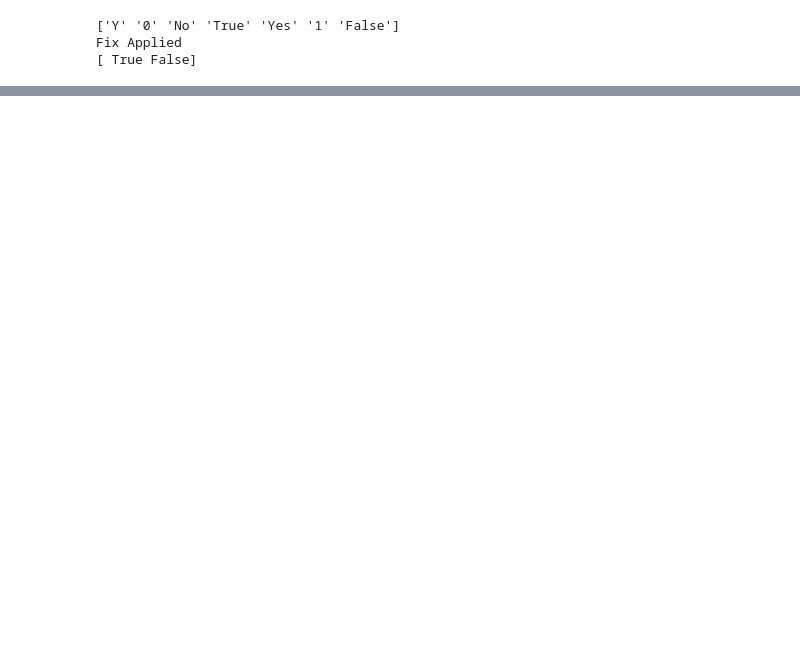
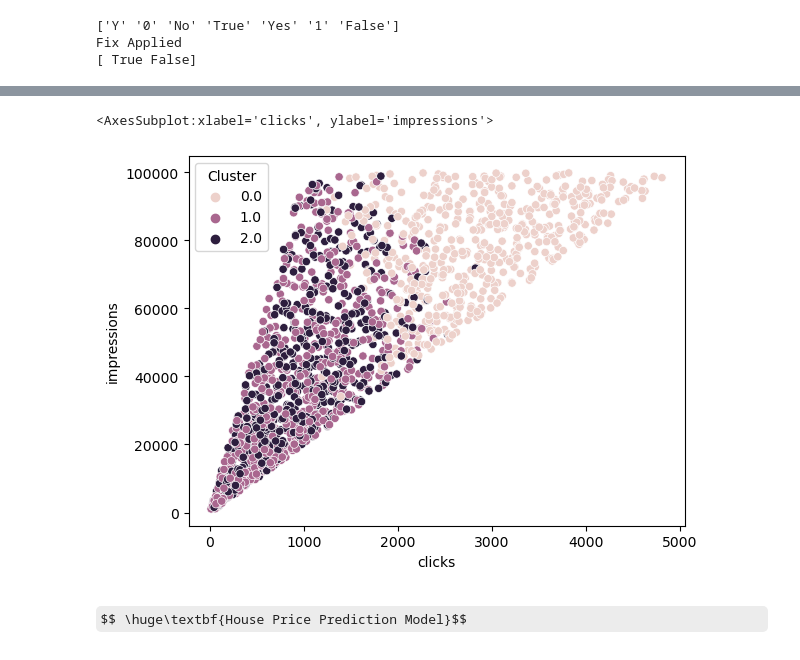
Before and after one commit to TonyHamilton10/MachineLearning, a Jupyter notebook: Tutorials.ipynb, the cells around one changed output, grey strips where cells are left out. Cells and saved outputs as stored; diff of their text form; code cells hidden in the pictures; some formulas as TeX source; blank space fills up the shorter version.

```diff
--- a/Tutorials.ipynb
+++ b/Tutorials.ipynb
@@ -90,0 +372,11 @@ datetime64[ns]
+# %%
+# Apply KMeans with optimal clusters (e.g., k=3)
+optimal_k = 3
+kmeans = KMeans(n_clusters=optimal_k, random_state=42, n_init=10)
+X['Cluster'] = kmeans.fit_predict(X_scaled)
+
+# Assign clusters back to original dataframe
+mydata.loc[X.index, 'Cluster'] = X['Cluster']
+
+print(f'Clusters assigned: {mydata["Cluster"].unique()}')
+print(f'\nCluster distribution:\n{mydata["Cluster"].value_counts().sort_index()}')
@@ -90,0 +400,10 @@ datetime64[ns]
+# %%
+sns.scatterplot(data = mydata,
+            x = 'clicks' ,
+            y = 'impressions' ,
+            hue = 'Cluster')
+# %% [output]
+<AxesSubplot:xlabel='clicks', ylabel='impressions'>
+[figure, added]
+# %% [markdown]
+$$ \huge\textbf{House Price Prediction Model}$$
```
Also changed, not shown: parts of 80 cells of this notebook, 7 other files.
